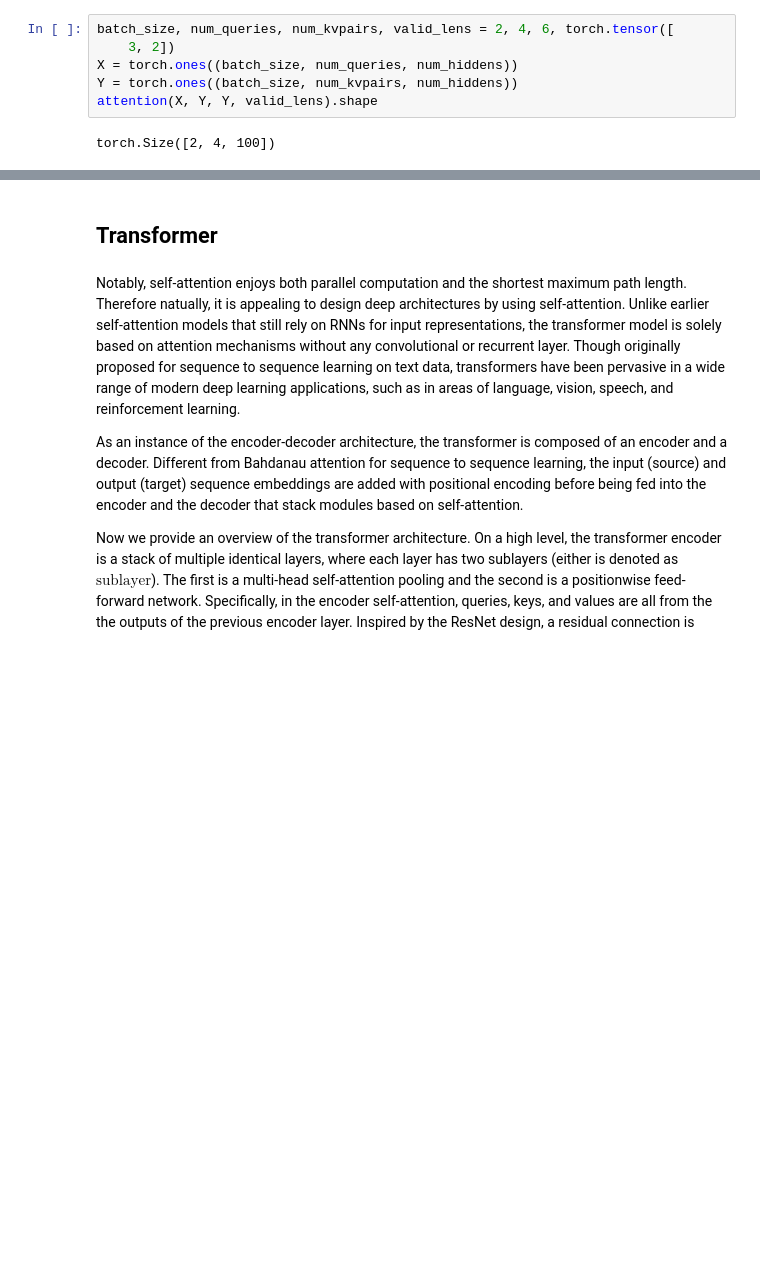
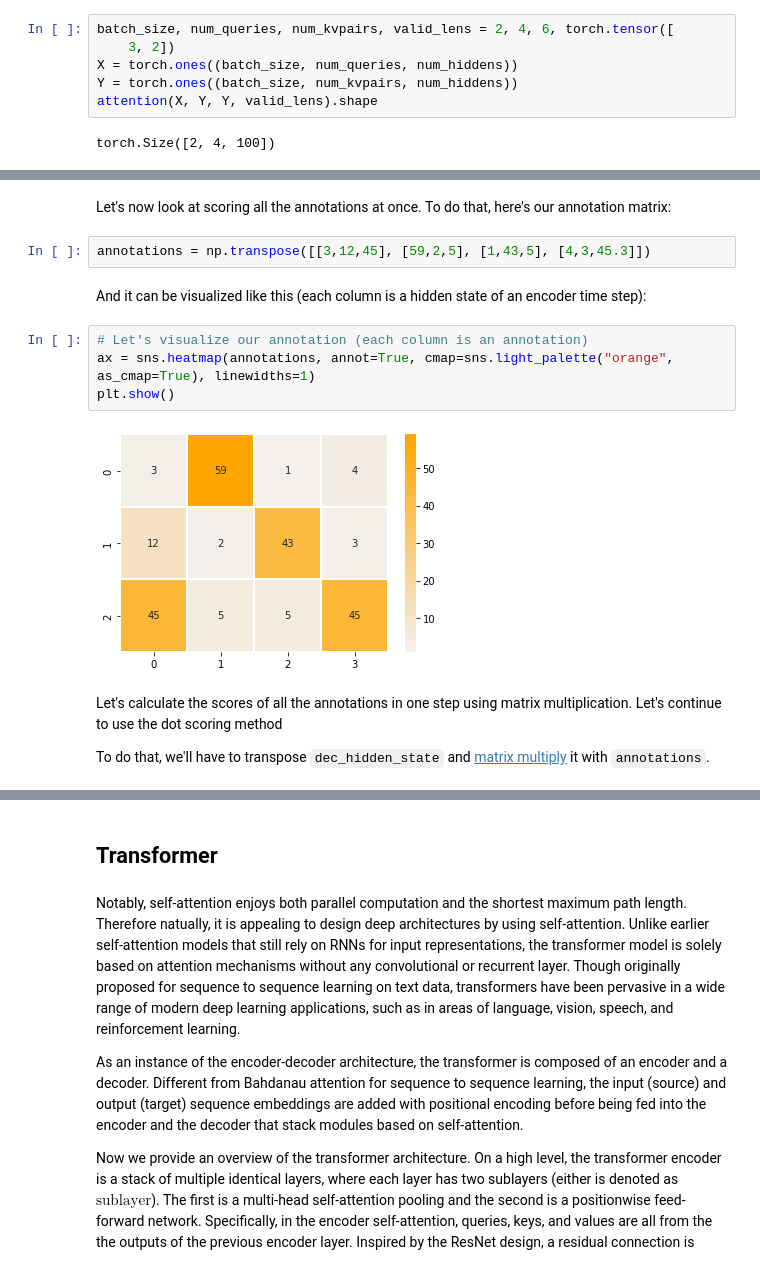
Before and after one commit to sparsh-ai/reco-book, a Jupyter notebook: nbs/T536348_Attention_Mechanisms.ipynb, the cells around one changed output, grey strips where cells are left out. Cells and saved outputs as stored; diff of their text form; blank space fills up the shorter version.

```diff
--- a/nbs/T536348_Attention_Mechanisms.ipynb
+++ b/nbs/T536348_Attention_Mechanisms.ipynb
@@ -610,0 +653,16 @@ torch.Size([2, 4, 100])
+# %% [markdown]
+Let's now look at scoring all the annotations at once. To do that, here's our annotation matrix:
+# %%
+annotations = np.transpose([[3,12,45], [59,2,5], [1,43,5], [4,3,45.3]])
+# %% [markdown]
+And it can be visualized like this (each column is a hidden state of an encoder time step):
+# %%
+# Let's visualize our annotation (each column is an annotation)
+ax = sns.heatmap(annotations, annot=True, cmap=sns.light_palette("orange", as_cmap=True), linewidths=1)
+plt.show()
+# %% [output]
+[figure, added]
+# %% [markdown]
+Let's calculate the scores of all the annotations in one step using matrix multiplication. Let's continue to use the dot scoring method
+
+To do that, we'll have to transpose `dec_hidden_state` and [matrix multiply](https://docs.scipy.org/doc/numpy/reference/generated/numpy.matmul.html) it with `annotations`.
```
Also changed, not shown: parts of 21 cells of this notebook.
